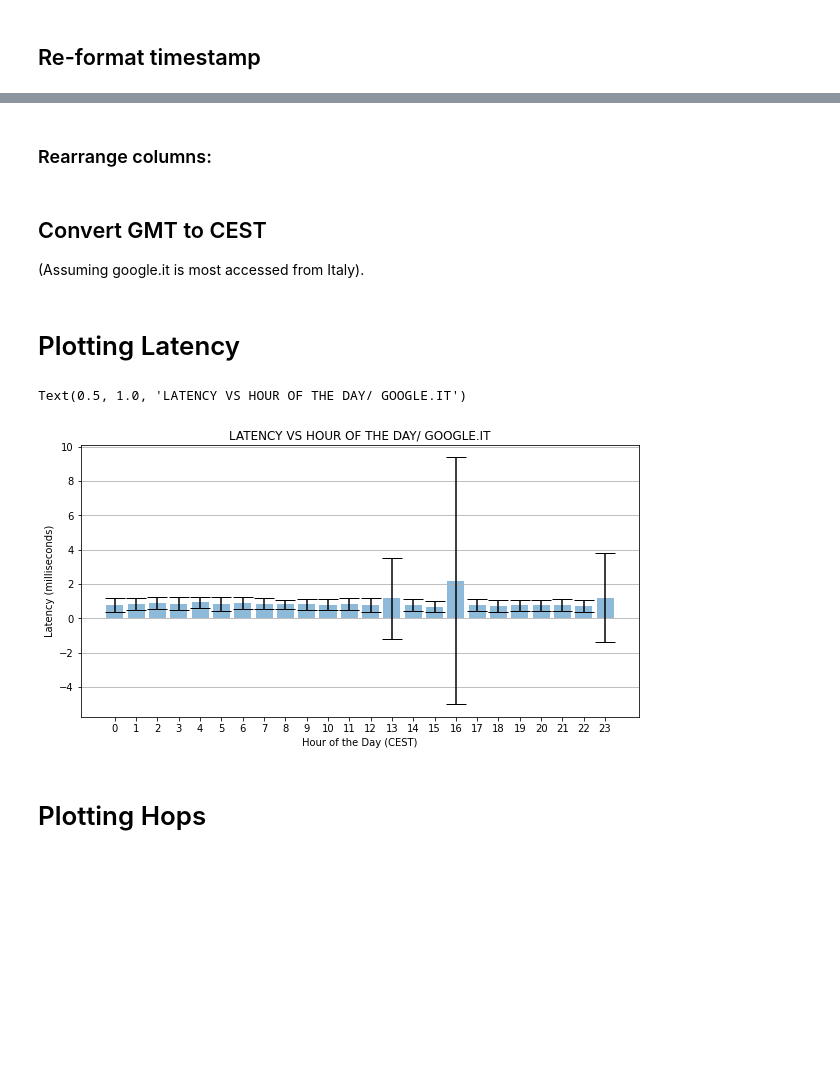
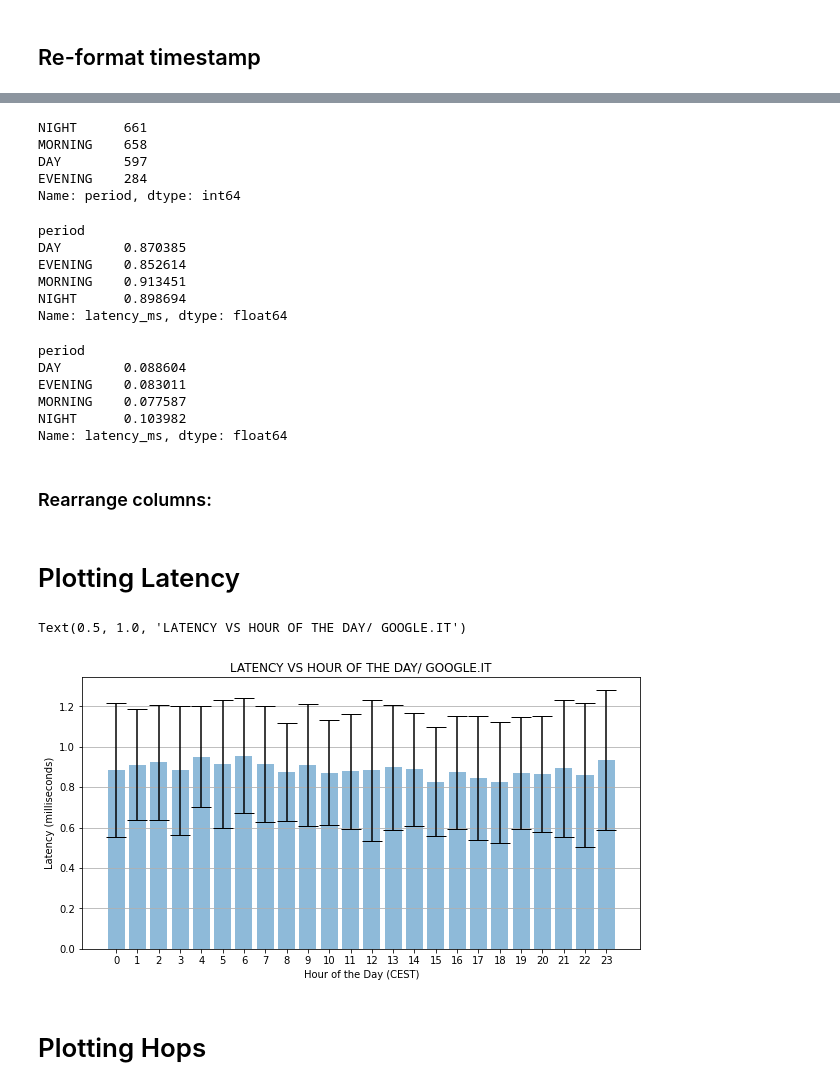
Before and after one commit to aiman-al-masoud/edi_reports, a Jupyter notebook: lab1/analysis.ipynb, the cells around one changed output, grey strips where cells are left out. Saved outputs shown, nothing was run; the diff lists cells and outputs as text; code cells hidden in the pictures; blank space fills up the shorter version.

```diff
--- a/lab1/analysis.ipynb
+++ b/lab1/analysis.ipynb
@@ -63,12 +142,46 @@ df["hour"] = df.index.hour
+# %%
+def period(h):
+    if 4 <= h < 11:
+        return "MORNING"
+    if 11 <= h < 18:
+        return "DAY"
+    if 18 <=h < 21:
+        return "EVENING"
+    if  h >= 21  or h < 4:
+        return "NIGHT"
+# %%
+df["period"] = df.hour.apply( period )
+# %%
+df.period.value_counts()
+# %% [output]
+NIGHT      661
+MORNING    658
+DAY        597
+EVENING    284
+Name: period, dtype: int64
+# %%
+df.groupby("period").latency_ms.mean()
+# %% [output]
+period
+DAY        0.870385
+EVENING    0.852614
+MORNING    0.913451
+NIGHT      0.898694
+Name: latency_ms, dtype: float64
+# %%
+df.groupby("period").latency_ms.var()
+# %% [output]
+period
+DAY        0.088604
+EVENING    0.083011
+MORNING    0.077587
+NIGHT      0.103982
+Name: latency_ms, dtype: float64
 # %%
 df2 = df.groupby("hour").mean()
 std_errs = df.groupby("hour").std().rename( columns= {"hops":"hops_std_err", "reached":"reached_std_err", "latency_ms":"latency_ms_std_err"} )
-df2 =  df2.merge(std_errs, on="hour")
+df =  df2.merge(std_errs, on="hour")
 # %% [markdown]
 ### Rearrange columns:
 # %%
-df2 = df2[[ "latency_ms", "latency_ms_std_err", "hops", "hops_std_err", "reached", "reached_std_err"  ]]
+df = df[[ "latency_ms", "latency_ms_std_err", "hops", "hops_std_err", "reached", "reached_std_err"  ]]
-# %% [markdown]
-## Convert GMT to CEST
-
-(Assuming google.it is most accessed from Italy).
@@ -80,16 +189,16 @@ df2.index = (df2.index+2)%24
 # Plotting Latency
 # %%
 fig, ax = plt.subplots(figsize=(10, 5))
-ax.set_xticks(df2.index)
-ax.bar(df2.index, df2.latency_ms, yerr=df2.latency_ms_std_err, align='center', alpha=0.5, ecolor='black', capsize=10)
+ax.set_xticks(df.index)
+ax.bar(df.index, df.latency_ms, yerr=df.latency_ms_std_err, align='center', alpha=0.5, ecolor='black', capsize=10)
 ax.yaxis.grid(True)
 
 ax.set_xlabel('Hour of the Day (CEST)')
 ax.set_ylabel('Latency (milliseconds)')
 ax.set_title('Latency vs Hour of the Day/ google.it'.upper())
 # %% [output]
 Text(0.5, 1.0, 'LATENCY VS HOUR OF THE DAY/ GOOGLE.IT')
-[figure, old version]
+[figure, new version]
 # %% [markdown]
 # Plotting Hops
 # %%
```
Also changed, not shown: parts of 21 cells of this notebook, 6 other files.
